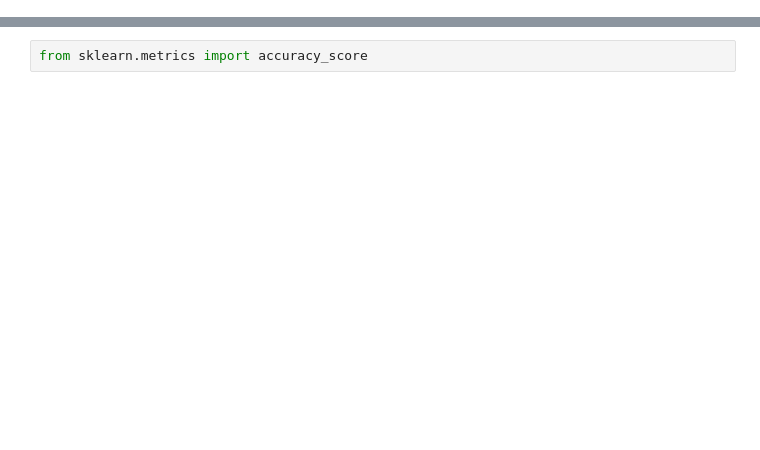
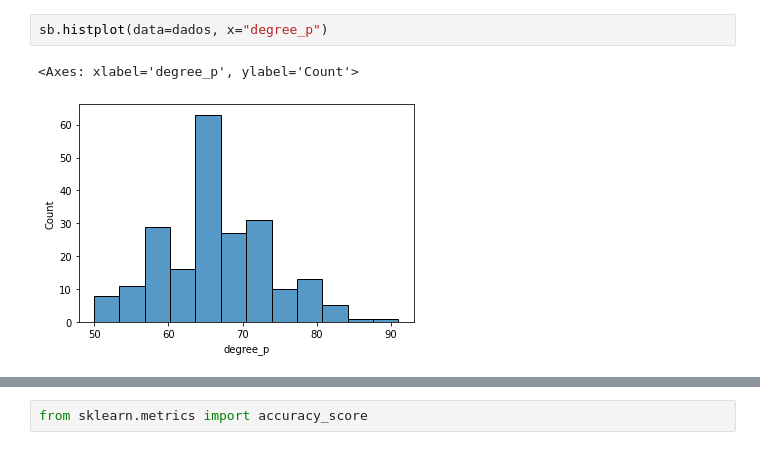
Before and after one commit to tiagomartins03/MachineLearning, a Jupyter notebook: Supervisioned/Classification/SVM/Proj_Recrutment/main.ipynb, the cells around one changed output, grey strips where cells are left out. Cells and saved outputs as stored; diff of their text form; blank space fills up the shorter version.

```diff
--- a/Supervisioned/Classification/SVM/Proj_Recrutment/main.ipynb
+++ b/Supervisioned/Classification/SVM/Proj_Recrutment/main.ipynb
@@ -80,0 +155,5 @@ y_predict_svm = svm.predict(x_test_escalonado)
+# %%
+sb.histplot(data=dados, x="degree_p")
+# %% [output]
+<Axes: xlabel='degree_p', ylabel='Count'>
+[figure, added]
```
Also changed, not shown: parts of 96 cells of this notebook.
